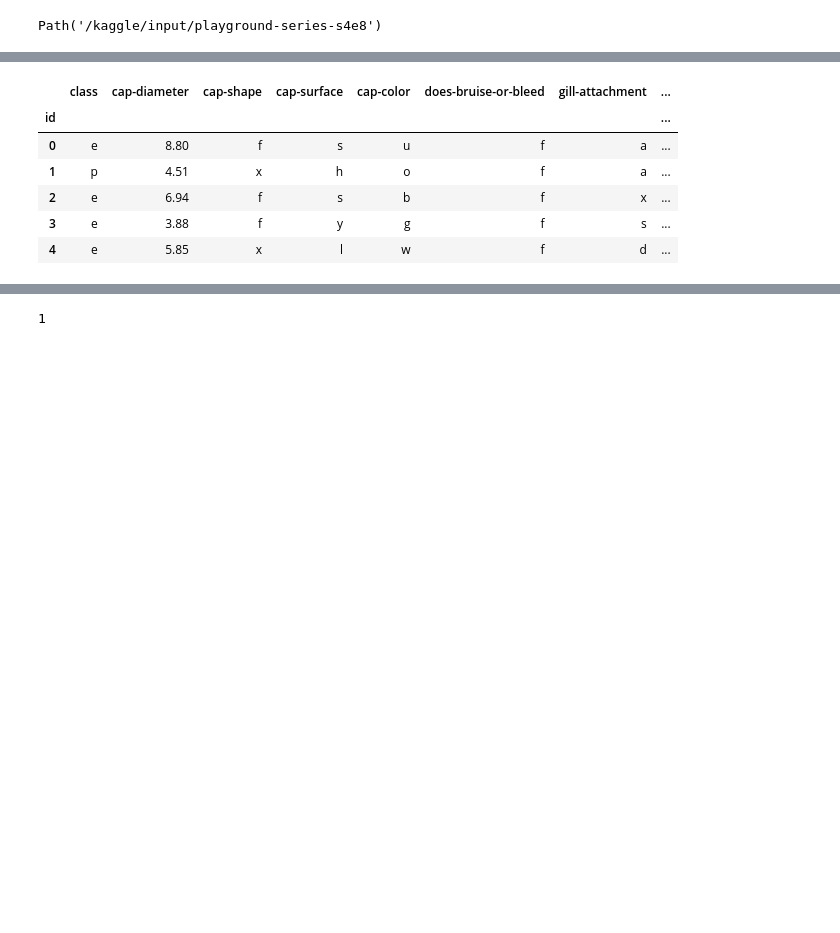
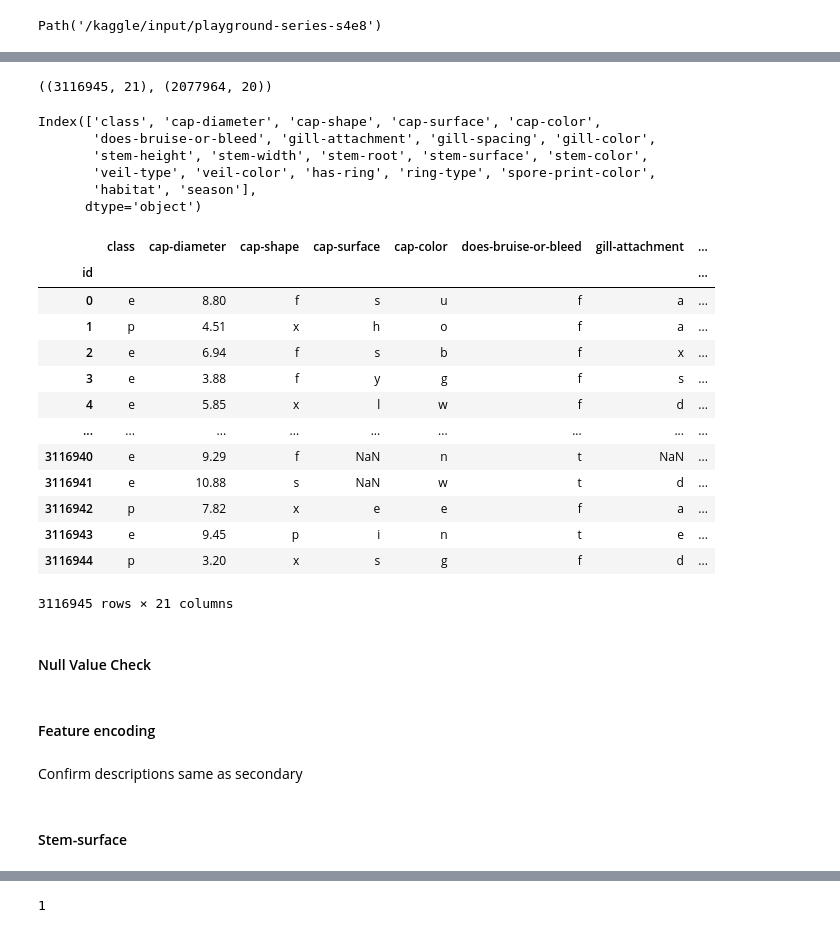
Before and after one commit to rubanzasilva/poisonous_mushrooms_classification, a Jupyter notebook: fastai_gradient_boosting.ipynb, the cells around one changed output, grey strips where cells are left out. Saved outputs shown, nothing was run; the diff lists cells and outputs as text; code cells hidden in the pictures; blank space fills up the shorter version.

Commit message:
Kaggle Notebook | fast.ai + gradient_boosting  | adding EDA feature descriptions

```diff
--- a/fastai_gradient_boosting.ipynb
+++ b/fastai_gradient_boosting.ipynb
@@ -208,10 +235,38 @@ urban=u, waste=w, woods=d
+# %%
+train_df.shape,test_df.shape
+# %% [output]
+((3116945, 21), (2077964, 20))
+# %%
+train_df.columns
+# %% [output]
+Index(['class', 'cap-diameter', 'cap-shape', 'cap-surface', 'cap-color',
+       'does-bruise-or-bleed', 'gill-attachment', 'gill-spacing', 'gill-color',
+       'stem-height', 'stem-width', 'stem-root', 'stem-surface', 'stem-color',
+       'veil-type', 'veil-color', 'has-ring', 'ring-type', 'spore-print-color',
+       'habitat', 'season'],
+      dtype='object')
 # %%
-train_df.head()
+train_df
 # %% [output]
 |  | class | cap-diameter | cap-shape | cap-surface | cap-color | does-bruise-or-bleed | gill-attachment | ... |
 | id |  |  |  |  |  |  |  | ... |
 | 0 | e | 8.80 | f | s | u | f | a | ... |
 | 1 | p | 4.51 | x | h | o | f | a | ... |
 | 2 | e | 6.94 | f | s | b | f | x | ... |
 | 3 | e | 3.88 | f | y | g | f | s | ... |
 | 4 | e | 5.85 | x | l | w | f | d | ... |
+| ... | ... | ... | ... | ... | ... | ... | ... | ... |
+| 3116940 | e | 9.29 | f | NaN | n | t | NaN | ... |
+| 3116941 | e | 10.88 | s | NaN | w | t | d | ... |
+| 3116942 | p | 7.82 | x | e | e | f | a | ... |
+| 3116943 | e | 9.45 | p | i | n | t | e | ... |
+| 3116944 | p | 3.20 | x | s | g | f | d | ... |
+3116945 rows × 21 columns
+# %% [markdown]
+#### Null Value Check
+# %% [markdown]
+#### Feature encoding
+# %% [markdown]
+Confirm descriptions same as secondary
+# %% [markdown]
+#### Stem-surface
```
Also changed, not shown: parts of 39 cells of this notebook.
